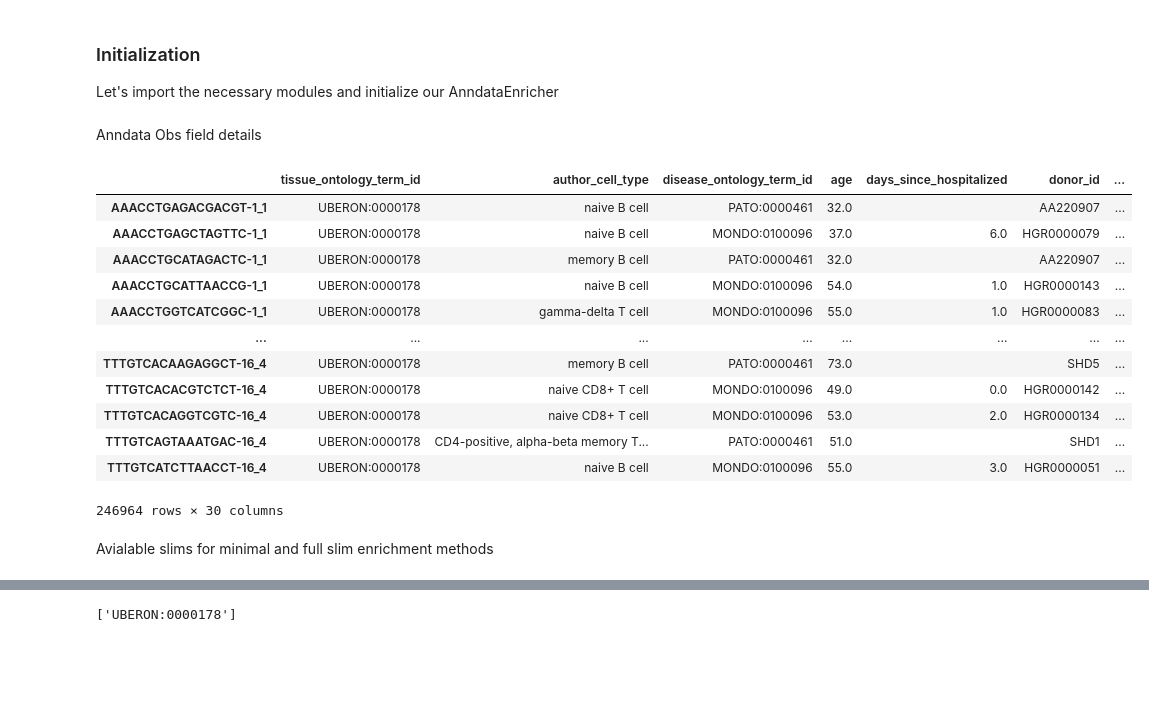
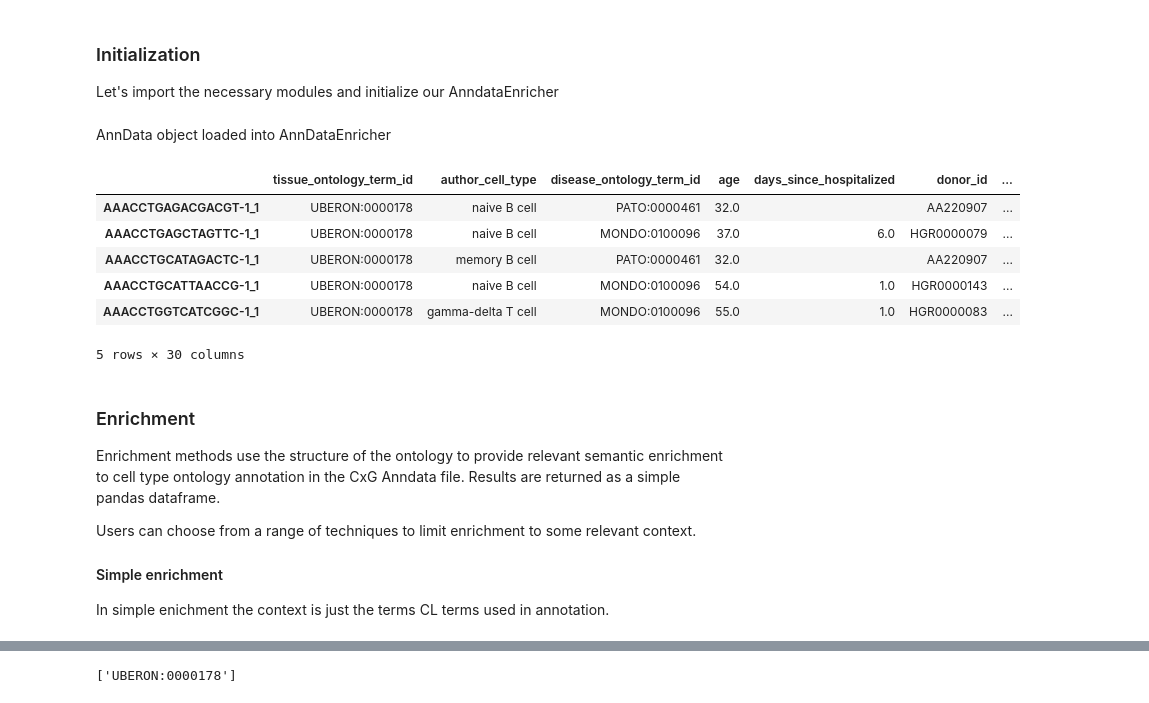
Before and after one commit to INCATools/pandasaurus_cxg, a Jupyter notebook: walkthrough.ipynb, the cells around one changed output, grey strips where cells are left out. Drawn from its saved outputs; the diff is of its cells as text; code cells hidden in the pictures; blank space fills up the shorter version.

```diff
--- a/walkthrough.ipynb
+++ b/walkthrough.ipynb
@@ -21,24 +21,26 @@ Let's import the necessary modules and initialize our AnndataEnricher
 from pandasaurus_cxg.anndata_enricher import AnndataEnricher
 # %%
 # Using Time-resolved Systems Immunology Reveals a Late Juncture Linked to Fatal COVID-19: Adaptive Cells dataset
-ade = AnndataEnricher("test/data/test_covid.h5ad")
+ade = AnndataEnricher("./immune_example.h5ad")
-# %% [markdown]
-Anndata Obs field details
+# %% [markdown]
+AnnData object loaded into AnnDataEnricher
 # %%
-ade._anndata.obs
+ade._anndata.obs[0:5]
 # %% [output]
 |  | tissue_ontology_term_id | author_cell_type | disease_ontology_term_id | age | days_since_hospitalized | donor_id | ... |
 | AAACCTGAGACGACGT-1_1 | UBERON:0000178 | naive B cell | PATO:0000461 | 32.0 |  | AA220907 | ... |
 | AAACCTGAGCTAGTTC-1_1 | UBERON:0000178 | naive B cell | MONDO:0100096 | 37.0 | 6.0 | HGR0000079 | ... |
 | AAACCTGCATAGACTC-1_1 | UBERON:0000178 | memory B cell | PATO:0000461 | 32.0 |  | AA220907 | ... |
 | AAACCTGCATTAACCG-1_1 | UBERON:0000178 | naive B cell | MONDO:0100096 | 54.0 | 1.0 | HGR0000143 | ... |
 | AAACCTGGTCATCGGC-1_1 | UBERON:0000178 | gamma-delta T cell | MONDO:0100096 | 55.0 | 1.0 | HGR0000083 | ... |
-| ... | ... | ... | ... | ... | ... | ... | ... |
-| TTTGTCACAAGAGGCT-16_4 | UBERON:0000178 | memory B cell | PATO:0000461 | 73.0 |  | SHD5 | ... |
-| TTTGTCACACGTCTCT-16_4 | UBERON:0000178 | naive CD8+ T cell | MONDO:0100096 | 49.0 | 0.0 | HGR0000142 | ... |
-| TTTGTCACAGGTCGTC-16_4 | UBERON:0000178 | naive CD8+ T cell | MONDO:0100096 | 53.0 | 2.0 | HGR0000134 | ... |
-| TTTGTCAGTAAATGAC-16_4 | UBERON:0000178 | CD4-positive, alpha-beta memory T... | PATO:0000461 | 51.0 |  | SHD1 | ... |
-| TTTGTCATCTTAACCT-16_4 | UBERON:0000178 | naive B cell | MONDO:0100096 | 55.0 | 3.0 | HGR0000051 | ... |
-246964 rows × 30 columns
+5 rows × 30 columns
-# %% [markdown]
-Avialable slims for minimal and full slim enrichment methods
+# %% [markdown]
+### Enrichment
+
+Enrichment methods use the structure of the ontology to provide relevant semantic enrichment to cell type ontology annotation in the CxG Anndata file.  Results are returned as a simple pandas dataframe.
+
+Users can choose from a range of techniques to limit enrichment to some relevant context.
+
+#### Simple enrichment
+
+In simple enichment the context is just the terms CL terms used in annotation.
```
Also changed, not shown: parts of 26 cells of this notebook.
